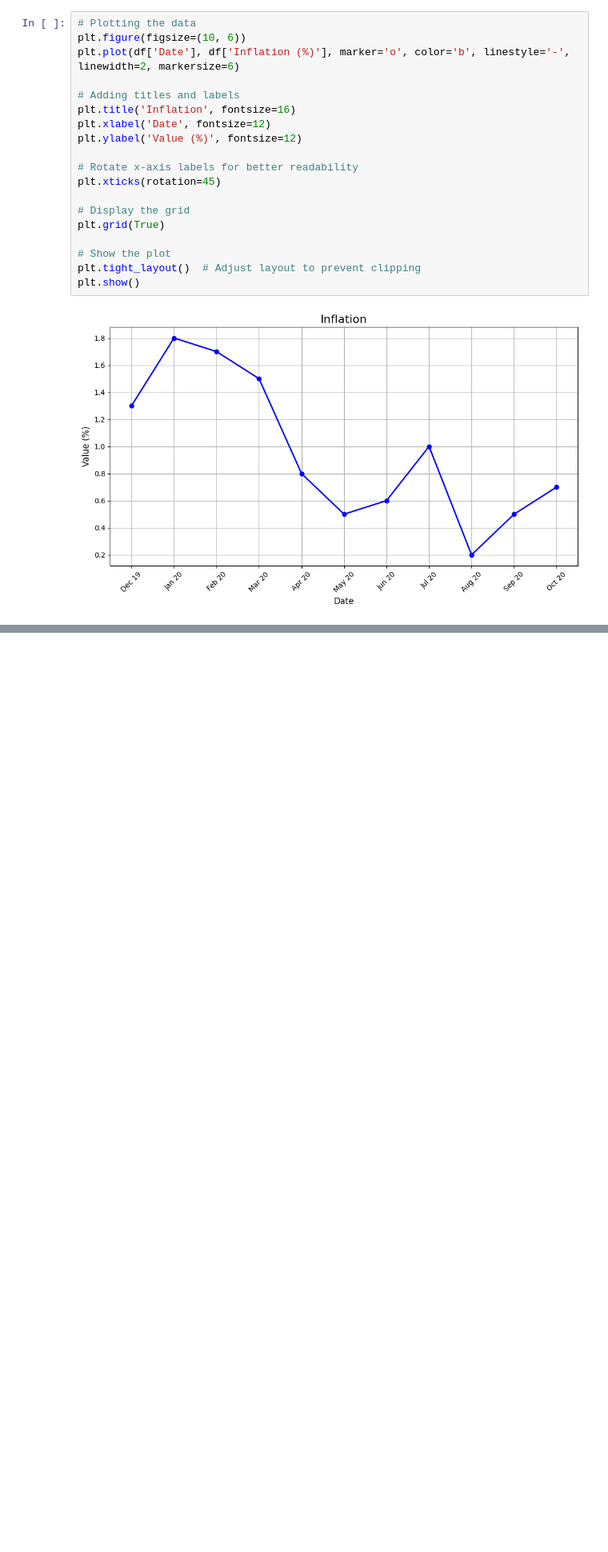
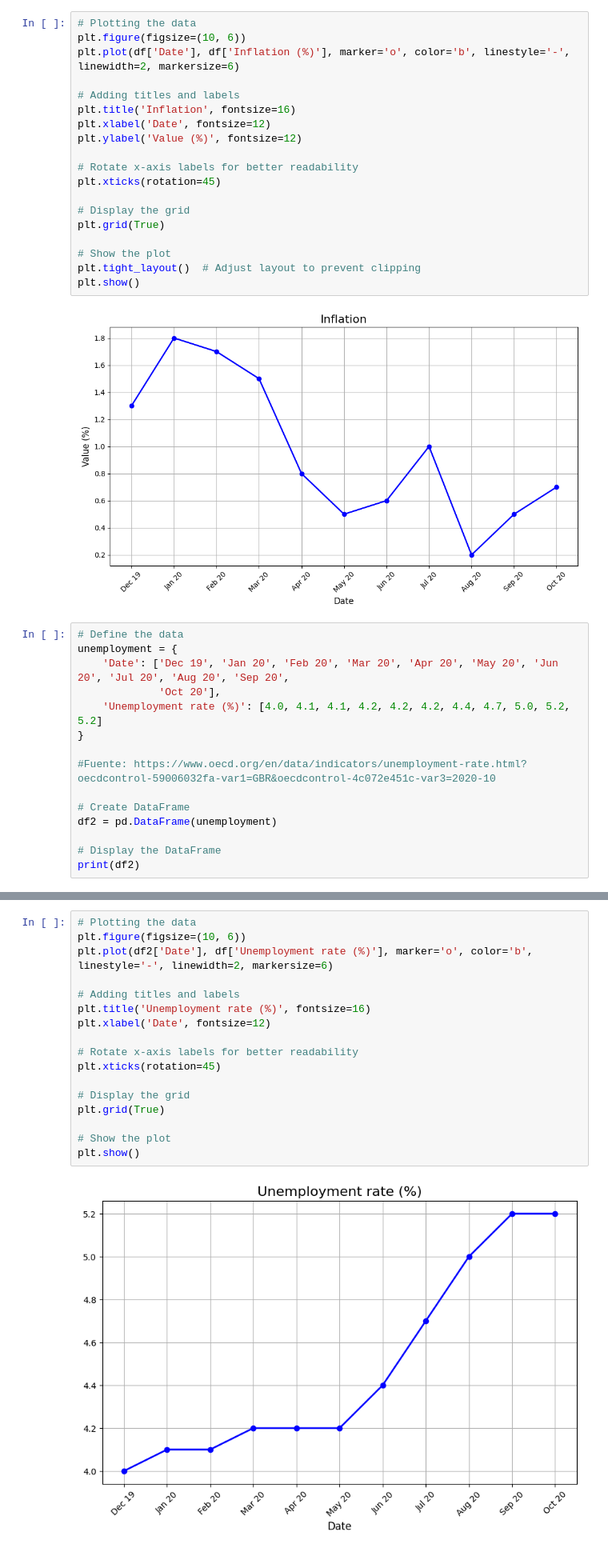
Before and after one commit to Data-Science-Pasta-Loca/ProyectoPastaLoca2, a Jupyter notebook: Alejandro/exogenas.ipynb, the cells around one changed output, grey strips where cells are left out. Shown at 80% size. Drawn from its saved outputs; the diff is of its cells as text; blank space fills up the shorter version.

```diff
--- a/Alejandro/exogenas.ipynb
+++ b/Alejandro/exogenas.ipynb
@@ -108,3 +108,18 @@ plt.tight_layout()  # Adjust layout to prevent clipping
 plt.show()
 # %% [output]
 [figure]
+# %%
+# Define the data
+unemployment = {
+    'Date': ['Dec 19', 'Jan 20', 'Feb 20', 'Mar 20', 'Apr 20', 'May 20', 'Jun 20', 'Jul 20', 'Aug 20', 'Sep 20',
+             'Oct 20'],
+    'Unemployment rate (%)': [4.0, 4.1, 4.1, 4.2, 4.2, 4.2, 4.4, 4.7, 5.0, 5.2, 5.2]
+}
+
+#Fuente: https://www.oecd.org/en/data/indicators/unemployment-rate.html?oecdcontrol-59006032fa-var1=GBR&oecdcontrol-4c072e451c-var3=2020-10
+
+# Create DataFrame
+df2 = pd.DataFrame(unemployment)
+
+# Display the DataFrame
+print(df2)
@@ -110,0 +139,19 @@ plt.show()
+# %%
+# Plotting the data
+plt.figure(figsize=(10, 6))
+plt.plot(df2['Date'], df['Unemployment rate (%)'], marker='o', color='b', linestyle='-', linewidth=2, markersize=6)
+
+# Adding titles and labels
+plt.title('Unemployment rate (%)', fontsize=16)
+plt.xlabel('Date', fontsize=12)
+
+# Rotate x-axis labels for better readability
+plt.xticks(rotation=45)
+
+# Display the grid
+plt.grid(True)
+
+# Show the plot
+plt.show()
+# %% [output]
+[figure, added]
```
Also changed, not shown: parts of 1 cell of this notebook.
